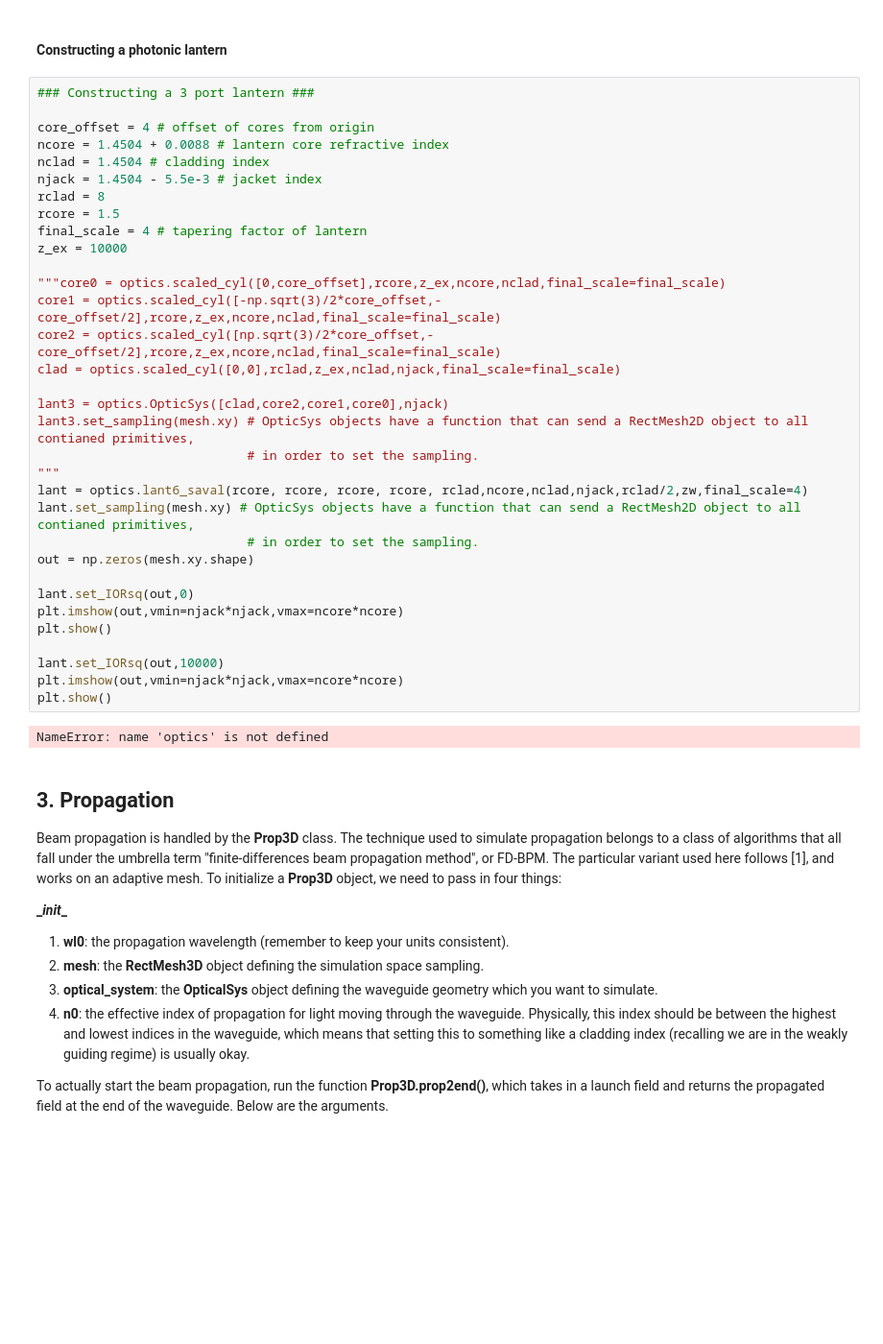
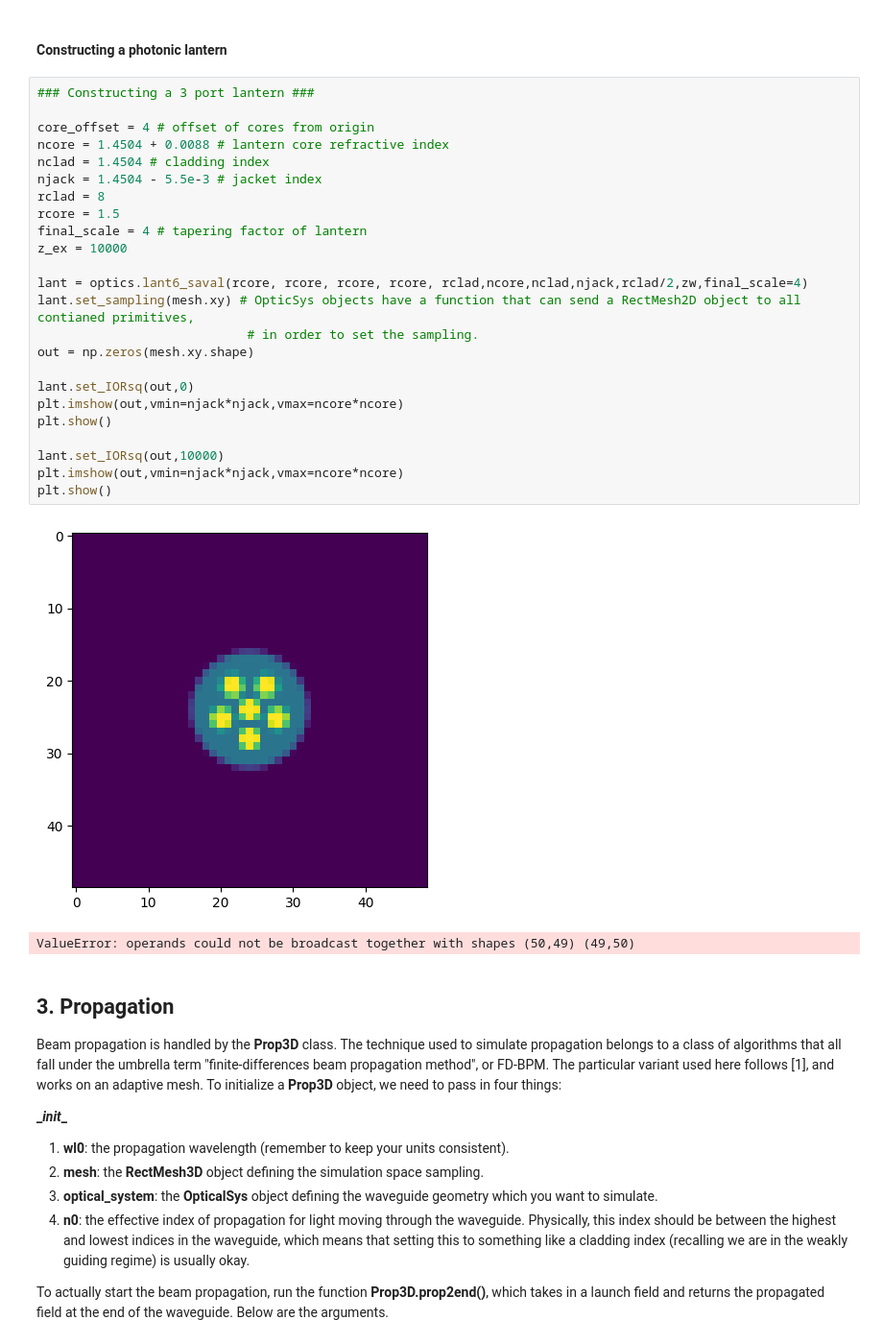
Before and after one commit to aditya-sengupta/lightbeam, a Jupyter notebook: notebooks/Lightbeam.ipynb, the cells around one changed output. Shown at 96% size. Saved outputs shown, nothing was run; the diff lists cells and outputs as text; blank space fills up the shorter version.

```diff
--- a/notebooks/Lightbeam.ipynb
+++ b/notebooks/Lightbeam.ipynb
@@ -194,38 +194,30 @@ plt.show()
 # %%
 ### Constructing a 3 port lantern ###
 
 core_offset = 4 # offset of cores from origin
 ncore = 1.4504 + 0.0088 # lantern core refractive index
 nclad = 1.4504 # cladding index
 njack = 1.4504 - 5.5e-3 # jacket index
 rclad = 8
 rcore = 1.5
 final_scale = 4 # tapering factor of lantern
 z_ex = 10000
 
-"""core0 = optics.scaled_cyl([0,core_offset],rcore,z_ex,ncore,nclad,final_scale=final_scale)
-core1 = optics.scaled_cyl([-np.sqrt(3)/2*core_offset,-core_offset/2],rcore,z_ex,ncore,nclad,final_scale=final_scale)
-core2 = optics.scaled_cyl([np.sqrt(3)/2*core_offset,-core_offset/2],rcore,z_ex,ncore,nclad,final_scale=final_scale)
-clad = optics.scaled_cyl([0,0],rclad,z_ex,nclad,njack,final_scale=final_scale)
-
-lant3 = optics.OpticSys([clad,core2,core1,core0],njack)
-lant3.set_sampling(mesh.xy) # OpticSys objects have a function that can send a RectMesh2D object to all contianed primitives,
-                            # in order to set the sampling.
-"""
 lant = optics.lant6_saval(rcore, rcore, rcore, rcore, rclad,ncore,nclad,njack,rclad/2,zw,final_scale=4)
 lant.set_sampling(mesh.xy) # OpticSys objects have a function that can send a RectMesh2D object to all contianed primitives,
                             # in order to set the sampling.
 out = np.zeros(mesh.xy.shape)
 
 lant.set_IORsq(out,0)
 plt.imshow(out,vmin=njack*njack,vmax=ncore*ncore)
 plt.show()
 
 lant.set_IORsq(out,10000)
 plt.imshow(out,vmin=njack*njack,vmax=ncore*ncore)
 plt.show()
 # %% [output]
+[figure, added]
-NameError: name 'optics' is not defined
+ValueError: operands could not be broadcast together with shapes (50,49) (49,50)
 # %% [markdown]
 ## 3. Propagation
 
```
Also changed, not shown: parts of 10 cells of this notebook, 25 other files.
